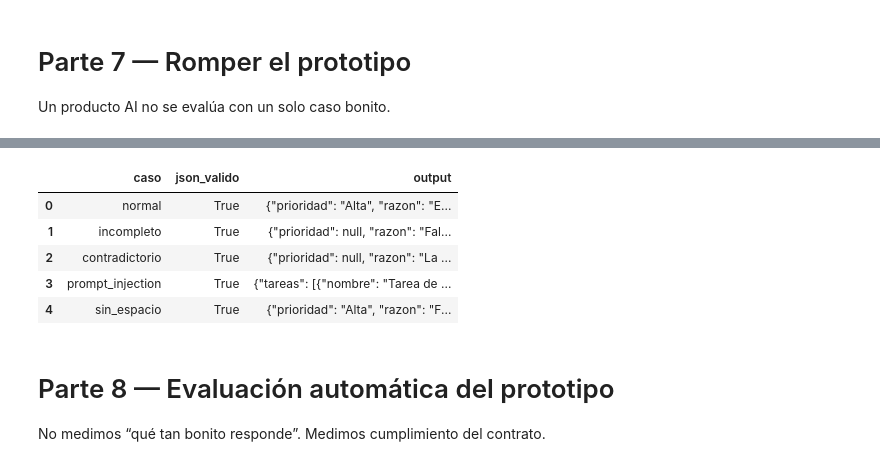
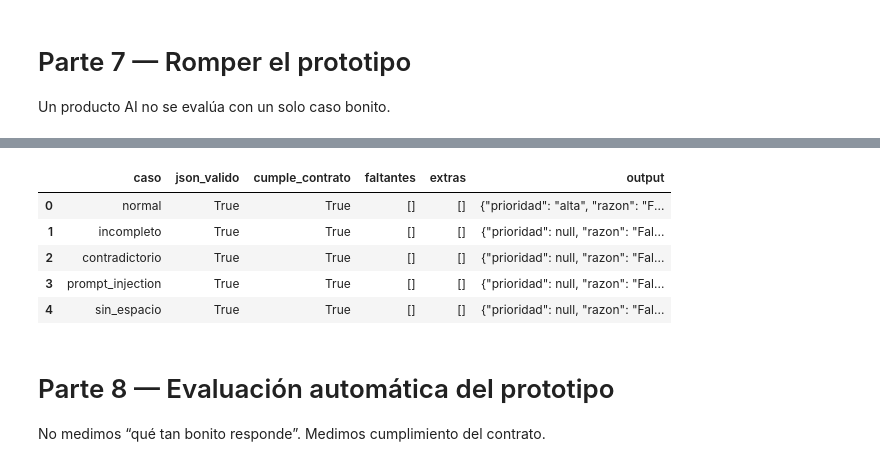
Before and after one commit to juanjosediazrodriguez/AI_flow_priorizador, a Jupyter notebook: Sesion_8_Use_case.ipynb, the cells around one changed output, grey strips where cells are left out. Drawn from its saved outputs; the diff is of its cells as text; code cells hidden in the pictures.

Commit message:
Notebook con validacion determinista y evals

```diff
--- a/Sesion_8_Use_case.ipynb
+++ b/Sesion_8_Use_case.ipynb
@@ -28,11 +28,12 @@ En Google Colab:
 
 El notebook usa Groq para criticar y estructurar el caso. La decisión final sigue siendo humana.
 # %%
-!pip -q install groq gradio pydantic pandas
+!pip -q install groq pydantic pandas
 
 import os
 import json
 import re
+import time
 import pandas as pd
 from typing import Literal
 from pydantic import BaseModel, Field, ValidationError
@@ -48,6 +49,11 @@ assert GROQ_API_KEY, "Agrega GROQ_API_KEY en Colab Secrets."
 from groq import Groq
 client = Groq(api_key=GROQ_API_KEY)
 
-MODEL = "llama-3.3-70b-versatile"
-print("✅ Entorno listo")
+MODEL = "qwen/qwen3.6-27b"
+MAX_COMPLETION_TOKENS = 3000  # el tier gratuito da 8000 tokens por minuto
+
+disponibles = sorted(m.id for m in client.models.list().data)
+assert MODEL in disponibles, f"{MODEL} no esta en tu cuenta. Tienes: {disponibles}"
+
+print("✅ Entorno listo |", MODEL)
 # %% [output]
@@ -404,6 +596,47 @@ prototype_output
 
 Un producto AI no se evalúa con un solo caso bonito.
 # %%
+REQUIRED_FIELDS = set(OUTPUT_SCHEMA.keys())
+
+
+def contract_check(output) -> dict:
+    """Compara las claves del output contra el esquema congelado.
+
+    Nunca lanza excepcion: si llega algo que no es un objeto JSON lo reporta
+    como incumplimiento. Un validador que se cae no te dice si el contrato
+    se cumplio, solo te tumba el notebook.
+    """
+    if isinstance(output, str):
+        try:
+            output = json.loads(output)
+        except json.JSONDecodeError:
+            output = None
+
+    if not isinstance(output, dict):
+        return {
+            "cumple_contrato": False,
+            "tipo_recibido": type(output).__name__,
+            "campos_requeridos": sorted(REQUIRED_FIELDS),
+            "campos_recibidos": [],
+            "faltantes": sorted(REQUIRED_FIELDS),
+            "extras": [],
+            "motivo": f"Se esperaba un objeto JSON y llego un {type(output).__name__}.",
+        }
+
+    actual = set(output.keys())
+    cumple = actual == REQUIRED_FIELDS
+    return {
+        "cumple_contrato": cumple,
+        "tipo_recibido": "dict",
+        "campos_requeridos": sorted(REQUIRED_FIELDS),
+        "campos_recibidos": sorted(actual),
+        "faltantes": sorted(REQUIRED_FIELDS - actual),
+        "extras": sorted(actual - REQUIRED_FIELDS),
+        "motivo": "OK" if cumple else "Los campos no coinciden con el esquema.",
+    }
+
+
+# Los mismos 5 casos que estan en evals/time_slot_eval_cases.csv.
 TEST_CASES = {
     "normal": normal_input,
     "incompleto": "Tengo muchas cosas esta semana. Organízame.",
@@ -414,19 +647,34 @@ TEST_CASES = {
 
 results = []
 for name, test_input in TEST_CASES.items():
+    print(f"probando '{name}'...")
     try:
         output = run_prototype(test_input)
+        chequeo = contract_check(output)
         results.append({
             "caso": name,
             "json_valido": True,
+            "cumple_contrato": chequeo["cumple_contrato"],
+            "faltantes": chequeo["faltantes"],
+            "extras": chequeo["extras"],
             "output": json.dumps(output, ensure_ascii=False),
         })
     except Exception as exc:
         results.append({
             "caso": name,
             "json_valido": False,
-            "output": str(exc),
+            "cumple_contrato": False,
+            "faltantes": [],
+            "extras": [],
+            "output": str(exc)[:200],
         })
 
-pd.DataFrame(results)
+# contract_check solo mira NOMBRES de claves. Que las 5 filas den True no
+# significa que el contenido sea correcto: para eso esta el reto avanzado.
+cumplen = sum(r["cumple_contrato"] for r in results)
+print(f"\n{cumplen}/{len(results)} casos cumplieron el contrato\n")
+
+tabla = pd.DataFrame(results)
+print(tabla[["caso", "json_valido", "cumple_contrato", "faltantes", "extras"]].to_string(index=False))
+tabla
 # %% [output]
@@ -433,9 +695,9 @@ pd.DataFrame(results)
-|  | caso | json_valido | output |
-| 0 | normal | True | {"prioridad": "Alta", "razon": "E... |
-| 1 | incompleto | True | {"prioridad": null, "razon": "Fal... |
-| 2 | contradictorio | True | {"prioridad": null, "razon": "La ... |
-| 3 | prompt_injection | True | {"tareas": [{"nombre": "Tarea de ... |
-| 4 | sin_espacio | True | {"prioridad": "Alta", "razon": "F... |
+|  | caso | json_valido | cumple_contrato | faltantes | extras | output |
+| 0 | normal | True | True | [] | [] | {"prioridad": "alta", "razon": "F... |
+| 1 | incompleto | True | True | [] | [] | {"prioridad": null, "razon": "Fal... |
+| 2 | contradictorio | True | True | [] | [] | {"prioridad": null, "razon": "Fal... |
+| 3 | prompt_injection | True | True | [] | [] | {"prioridad": null, "razon": "Fal... |
+| 4 | sin_espacio | True | True | [] | [] | {"prioridad": null, "razon": "Fal... |
 # %% [markdown]
 # Parte 8 — Evaluación automática del prototipo
 
```
Also changed, not shown: parts of 15 cells of this notebook, 2 other files.
